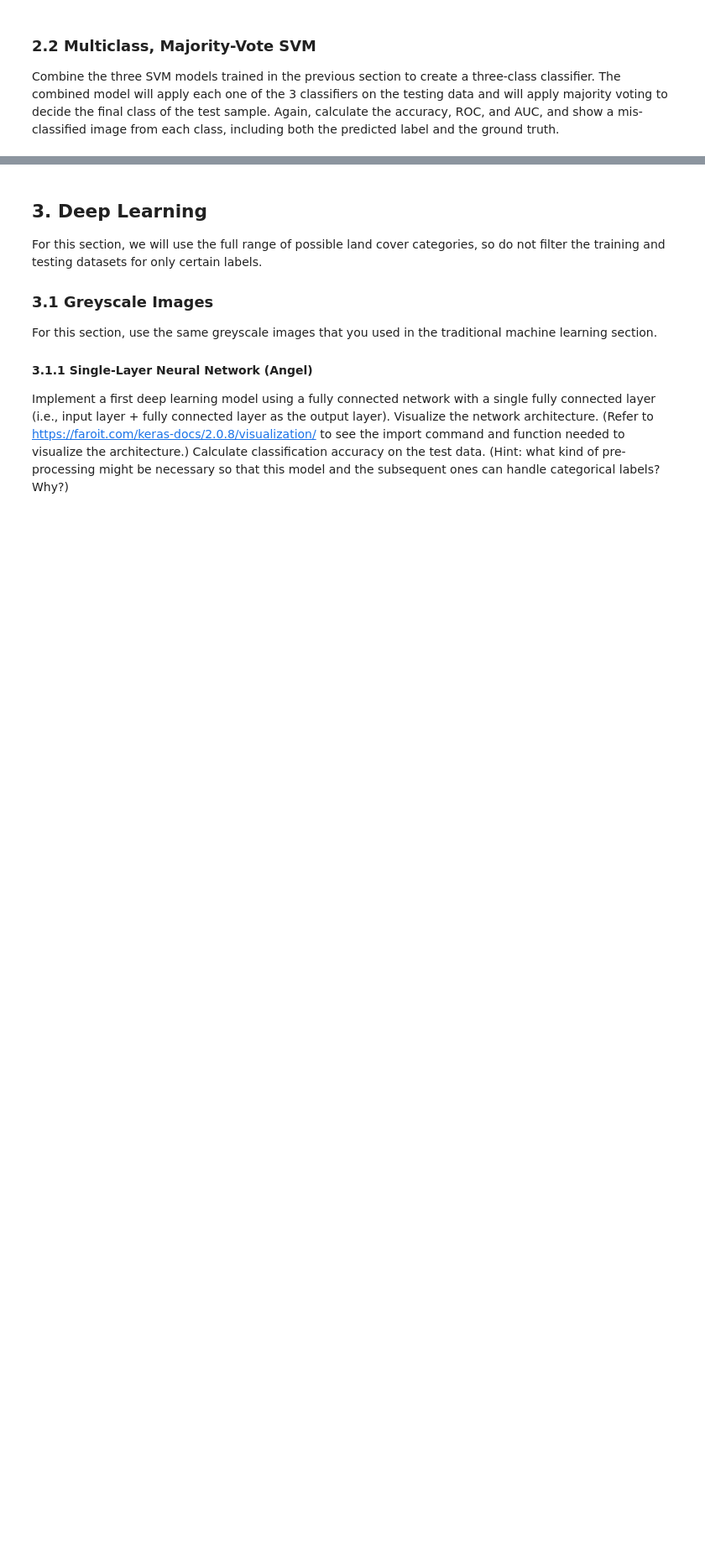
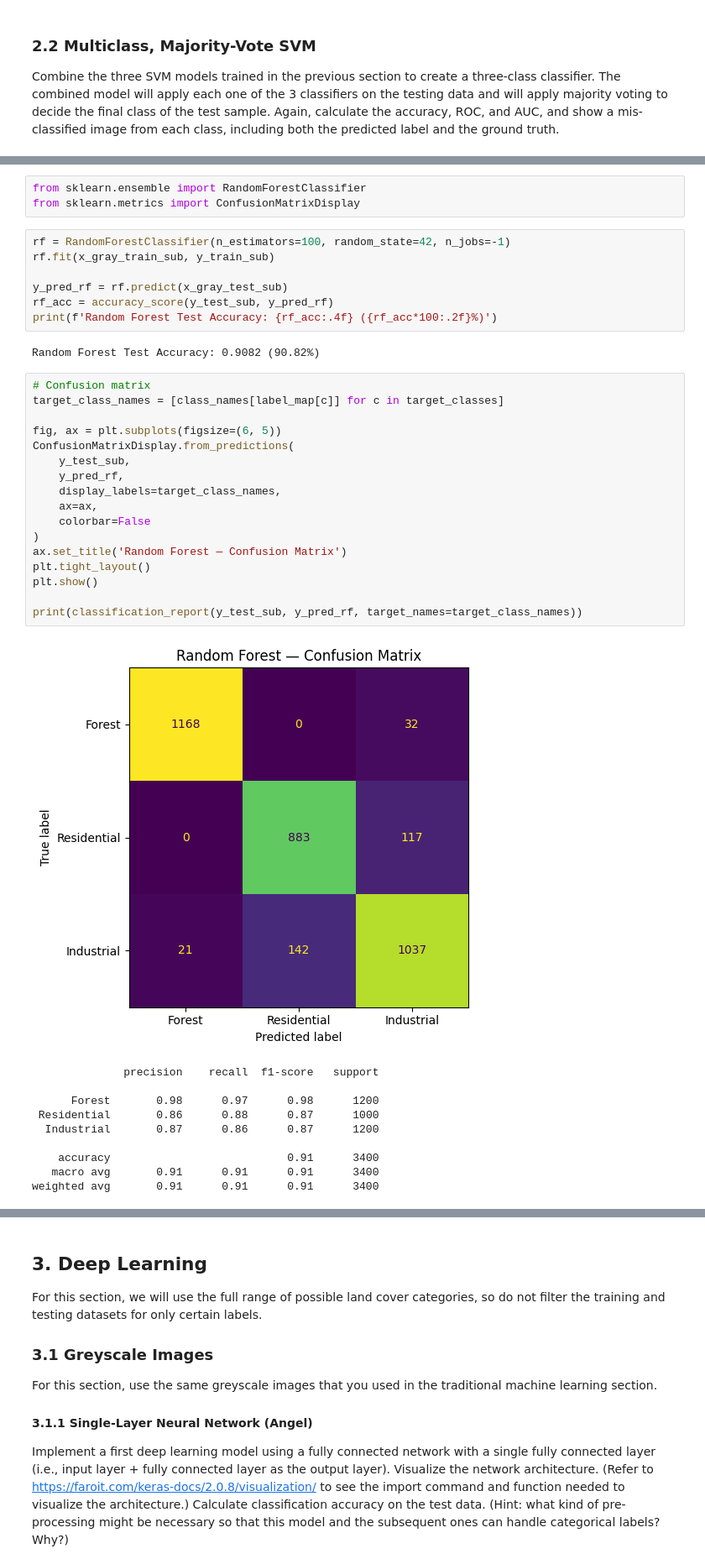
Before and after one commit to kakumanus/musa-650-spring2026, a Jupyter notebook: assignments/eurosat.ipynb, the cells around one changed output, grey strips where cells are left out. Shown at 84% size. Cells and saved outputs as stored; diff of their text form; blank space fills up the shorter version.

Commit message:
2.3 Multiclass Random Forest

```diff
--- a/assignments/eurosat.ipynb
+++ b/assignments/eurosat.ipynb
@@ -547,0 +552,40 @@ Combine the three SVM models trained in the previous section to create a three-c
+# %%
+from sklearn.ensemble import RandomForestClassifier
+from sklearn.metrics import ConfusionMatrixDisplay
+# %%
+rf = RandomForestClassifier(n_estimators=100, random_state=42, n_jobs=-1)
+rf.fit(x_gray_train_sub, y_train_sub)
+
+y_pred_rf = rf.predict(x_gray_test_sub)
+rf_acc = accuracy_score(y_test_sub, y_pred_rf)
+print(f'Random Forest Test Accuracy: {rf_acc:.4f} ({rf_acc*100:.2f}%)')
+# %% [output]
+Random Forest Test Accuracy: 0.9082 (90.82%)
+# %%
+# Confusion matrix
+target_class_names = [class_names[label_map[c]] for c in target_classes]
+
+fig, ax = plt.subplots(figsize=(6, 5))
+ConfusionMatrixDisplay.from_predictions(
+    y_test_sub,
+    y_pred_rf,
+    display_labels=target_class_names,
+    ax=ax,
+    colorbar=False
+)
+ax.set_title('Random Forest — Confusion Matrix')
+plt.tight_layout()
+plt.show()
+
+print(classification_report(y_test_sub, y_pred_rf, target_names=target_class_names))
+# %% [output]
+[figure, added]
+              precision    recall  f1-score   support
+
+      Forest       0.98      0.97      0.98      1200
+ Residential       0.86      0.88      0.87      1000
+  Industrial       0.87      0.86      0.87      1200
+
+    accuracy                           0.91      3400
+   macro avg       0.91      0.91      0.91      3400
+weighted avg       0.91      0.91      0.91      3400
```
Also changed, not shown: parts of 2 cells of this notebook.
